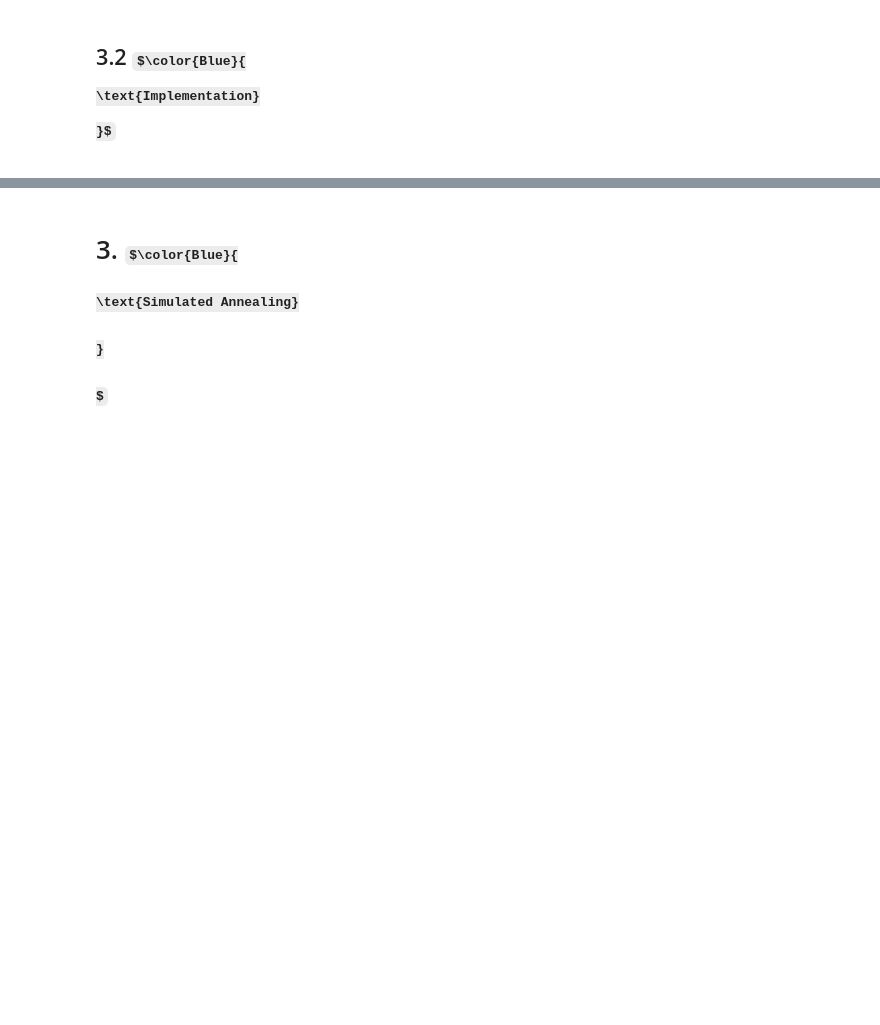
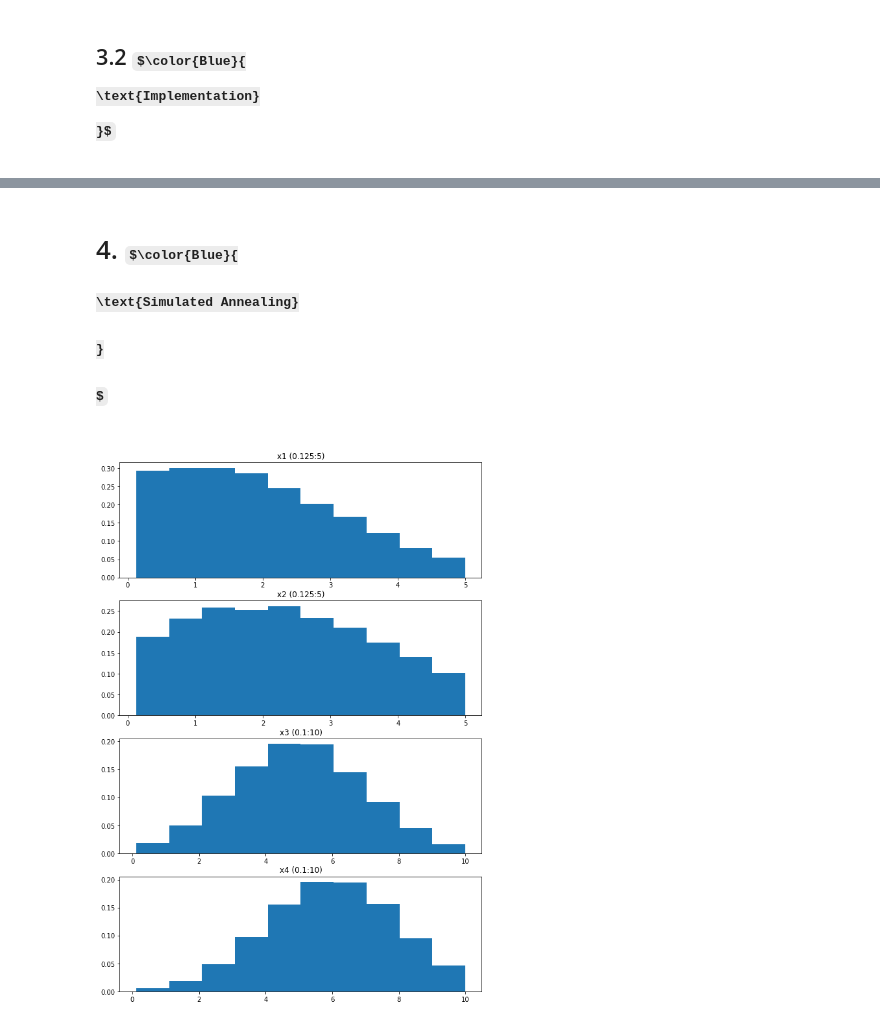
Before and after one commit to deshanchathusanka/optimisation, a Jupyter notebook: optimizer_development.ipynb, the cells around one changed output, grey strips where cells are left out. Saved outputs shown, nothing was run; the diff lists cells and outputs as text; code cells hidden in the pictures; some formulas as TeX source; blank space fills up the shorter version.

Commit message:
integration of truncated norm

```diff
--- a/optimizer_development.ipynb
+++ b/optimizer_development.ipynb
@@ -342,9 +344,9 @@ Execution Time : 4.47ms
 # %%
-no_repeat = 21
-no_samples = 1000
-lb, ub = [0.125, 0.125, 0.1, 0.1], [5, 5, 10, 10]
+n_repeat = 21
+n_samples = 1000
+lb, ub = np.array([0.125, 0.125, 0.1, 0.1]), np.array([5, 5, 10, 10])
 start = time.perf_counter()
-random_search_repeat_results = [random_search(no_samples, lb, ub)[-1] for i in range(no_repeat)]
+random_search_repeat_results = [random_search(n_samples, lb, ub)[-1] for i in range(n_repeat)]
 end = time.perf_counter()
 
 print(f'Execution Time : {round((end - start)*1000, 2)}ms')
@@ -361,5 +363,49 @@ plt.show()
 # %% [markdown]
-# 3. $\color{Blue}{
+# 4. $\color{Blue}{
   \text{Simulated Annealing}
 }
 $
+# %%
+def generate_truncate_rvs(lb, ub, mu, sigma, n_samples = 1):
+  '''
+  lb : lower bound
+  up : upper bound
+  mu : mean
+  sigma : standard deviation
+  n_samples : number of samples
+  '''
+  a = (lb - mu)/sigma
+  b = (ub - mu)/sigma
+  d = len(a)
+
+  r_normalised = truncnorm.rvs(a, b, size = (n_samples, d))
+  r_scaled = (r_normalised * sigma) + mu
+  return r_scaled
+
+
+#################### unit testing #################
+lb, ub = np.array([0.125, 0.125, 0.1, 0.1]), np.array([5, 5, 10, 10])
+mu = np.array([1, 2, 5, 6])
+sigma = np.array([2, 2, 2, 2])
+n_samples = 20000
+truncated_rvs = generate_truncate_rvs(lb, ub, mu, sigma, n_samples)
+
+plt.figure(figsize = (10, 15))
+ax = plt.subplot(4, 1, 1)
+ax.set_title('x1 (0.125:5)')
+ax.hist(truncated_rvs[:, 0], density = True)
+
+ax = plt.subplot(4, 1, 2)
+ax.set_title('x2 (0.125:5)')
+ax.hist(truncated_rvs[:, 1], density = True)
+
+ax = plt.subplot(4, 1, 3)
+ax.set_title('x3 (0.1:10)')
+ax.hist(truncated_rvs[:, 2], density = True)
+
+ax = plt.subplot(4, 1, 4)
+ax.set_title('x4 (0.1:10)')
+ax.hist(truncated_rvs[:, 3], density = True)
+plt.show()
+# %% [output]
+[figure, added]
```
Also changed, not shown: parts of 5 cells of this notebook.
